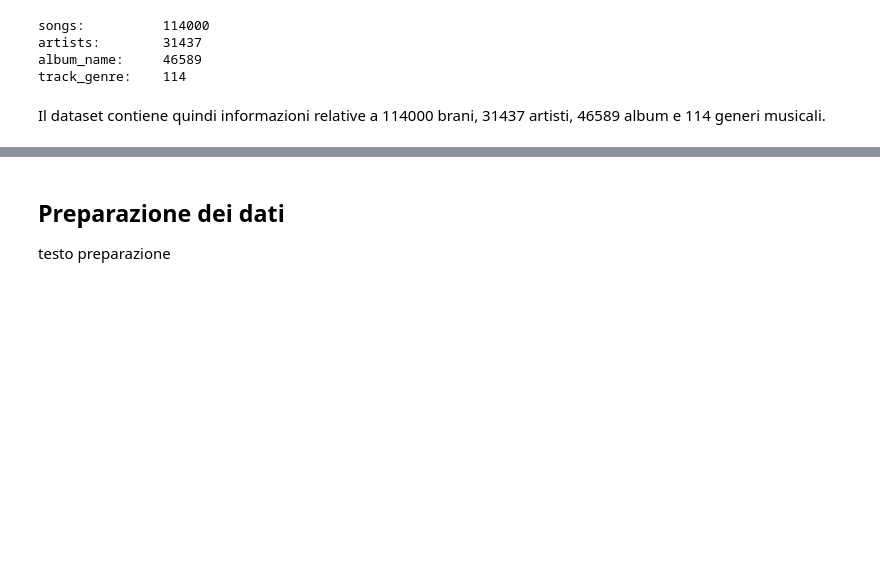
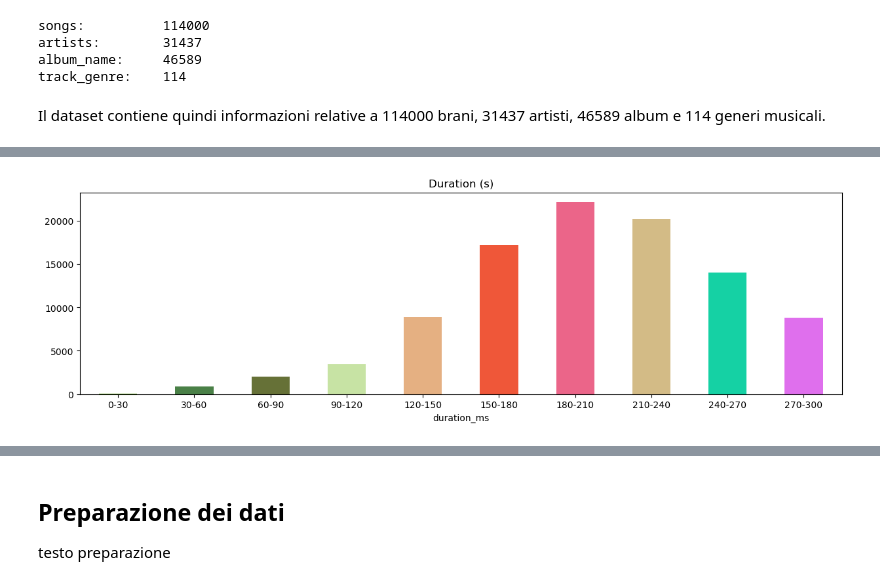
Before and after one commit to PADIprojects/Spotify-Track-Popularity-Prediction, a Jupyter notebook: previsionePopolaritàCanzoni.ipynb, the cells around one changed output, grey strips where cells are left out. Saved outputs shown, nothing was run; the diff lists cells and outputs as text; code cells hidden in the pictures; blank space fills up the shorter version.

```diff
--- a/previsionePopolaritàCanzoni.ipynb
+++ b/previsionePopolaritàCanzoni.ipynb
@@ -106,0 +127,7 @@ plot_bar("artists", 20, "Artistiii")
+# %%
+plot_bar('duration_ms',
+         bins=[0, 30000, 60000, 90000, 120000, 150000, 180000, 210000, 240000, 270000, 300000],
+         labels=['0-30', '30-60', '60-90', '90-120', '120-150', '150-180', '180-210', '210-240', '240-270', '270-300'],
+         title='Duration (s)')
+# %% [output]
+[figure, added]
```
Also changed, not shown: parts of 17 cells of this notebook.
